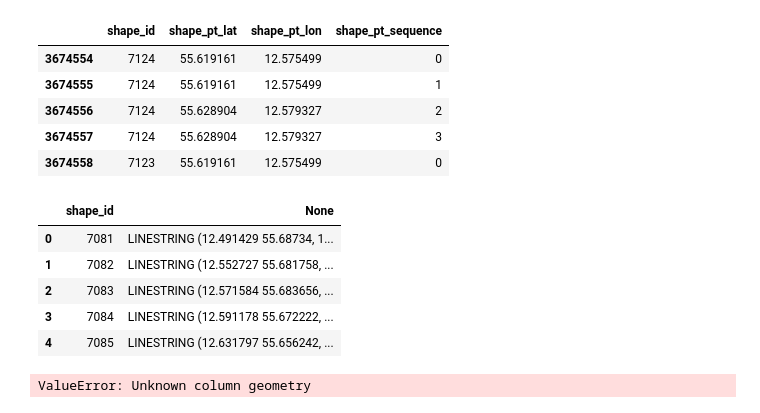
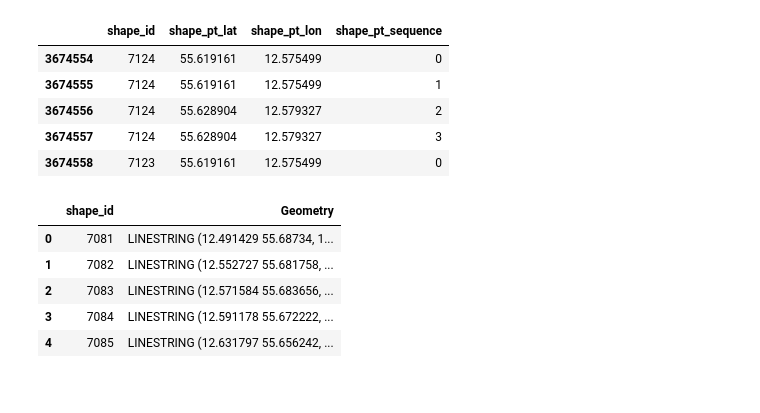
Before and after one commit to jevgbur/Genetic-algorithms-metro-optimization, a Jupyter notebook: data_loading.ipynb, the cells around one changed output. Drawn from its saved outputs; the diff is of its cells as text; code cells hidden in the pictures.

```diff
--- a/data_loading.ipynb
+++ b/data_loading.ipynb
@@ -152,28 +152,26 @@ metro_shapes.head()
 # %%
 from shapely.geometry import LineString
 
 # Build LineString per shape_id
 lines = (
     metro_shapes
     .groupby("shape_id", as_index=False)
     .apply(lambda df: LineString(zip(df["shape_pt_lon"], df["shape_pt_lat"])))
     .reset_index(drop=True)
-    .rename(columns={None: "Geometry"}, inplace = True)
+    .rename(columns={None: "Geometry"})
 )
 lines.head()
 # %% [output]
-|  | shape_id | None |
+|  | shape_id | Geometry |
 | 0 | 7081 | LINESTRING (12.491429 55.68734, 1... |
 | 1 | 7082 | LINESTRING (12.552727 55.681758, ... |
 | 2 | 7083 | LINESTRING (12.571584 55.683656, ... |
 | 3 | 7084 | LINESTRING (12.591178 55.672222, ... |
 | 4 | 7085 | LINESTRING (12.631797 55.656242, ... |
 # %%
-gdf_shapes = gpd.GeoDataFrame(lines, geometry="geometry", crs="EPSG:4326")
+gdf_shapes = gpd.GeoDataFrame(lines, geometry="Geometry", crs="EPSG:4326")
 
 # Reproject to Web Mercator for contextily
 gdf_shapes_3857 = gdf_shapes.to_crs(epsg=3857)
-# %% [output]
-ValueError: Unknown column geometry
 # %%
 fig, ax = plt.subplots(figsize=(10, 10))
```
Also changed, not shown: parts of 1 cell of this notebook.
